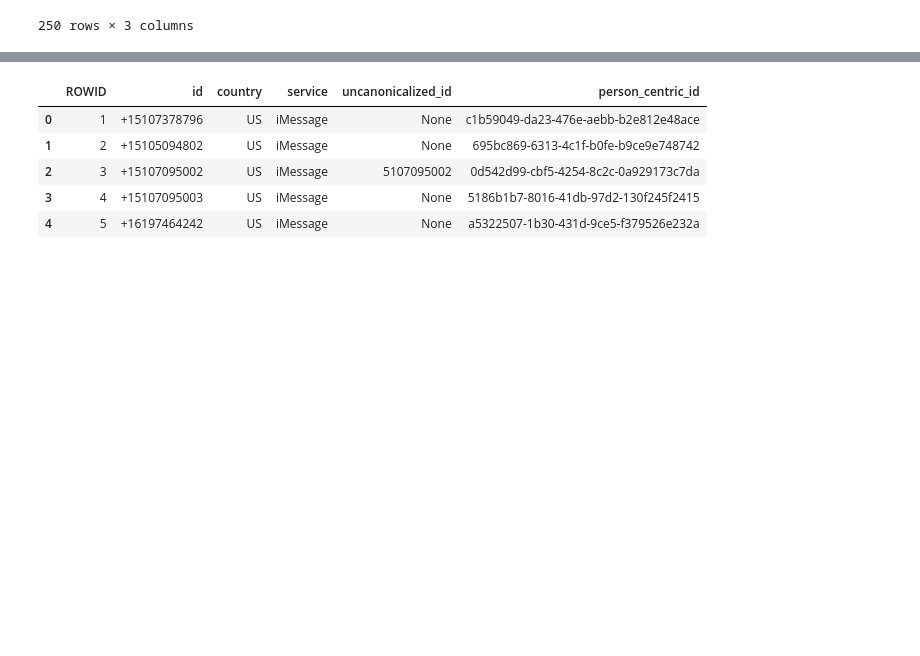
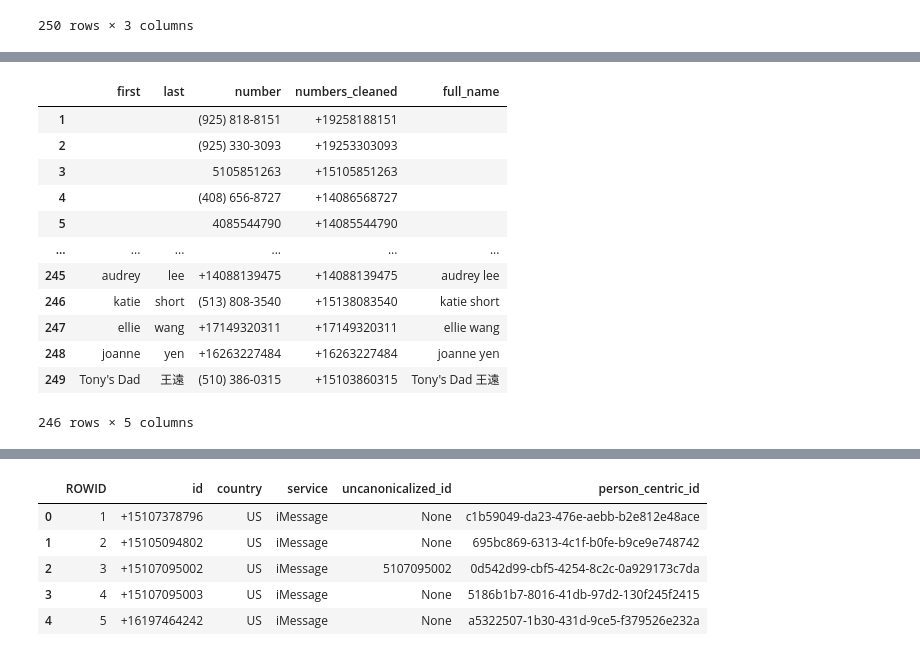
Before and after one commit to jjoycehu/message-wrapped, a Jupyter notebook: message-wrapped.ipynb, the cells around one changed output, grey strips where cells are left out. Drawn from its saved outputs; the diff is of its cells as text; code cells hidden in the pictures; blank space fills up the shorter version.

Commit message:
cleaning datasets

```diff
--- a/message-wrapped.ipynb
+++ b/message-wrapped.ipynb
@@ -41,0 +79,34 @@ contacts
+# %%
+'''
+cleans numbers and puts them in the same format as numbers in handle df
+'''
+def standard_numbers(phone_number):
+    # remove all non-numeric characters
+    numeric_number = re.sub(r'\D', '', phone_number)
+    if len(numeric_number) == 10:
+        numeric_number = "+1" + numeric_number
+    if len(numeric_number) == 11:
+        numeric_number = "+" + numeric_number
+    return numeric_number
+
+contacts = contacts.dropna(subset=['number'])
+contacts['first'] = contacts['first'].fillna('')
+contacts['last'] = contacts['last'].fillna('')
+contacts['numbers_cleaned'] = contacts['number'].apply(standard_numbers)
+contacts['full_name'] = contacts['first'] + ' ' + contacts['last']
+
+contacts
+# %% [output]
+|  | first | last | number | numbers_cleaned | full_name |
+| 1 |  |  | (925) 818-8151 | +19258188151 |  |
+| 2 |  |  | (925) 330-3093 | +19253303093 |  |
+| 3 |  |  | 5105851263 | +15105851263 |  |
+| 4 |  |  | (408) 656-8727 | +14086568727 |  |
+| 5 |  |  | 4085544790 | +14085544790 |  |
+| ... | ... | ... | ... | ... | ... |
+| 245 | audrey | lee | +14088139475 | +14088139475 | audrey lee |
+| 246 | katie | short | (513) 808-3540 | +15138083540 | katie short |
+| 247 | ellie | wang | +17149320311 | +17149320311 | ellie wang |
+| 248 | joanne | yen | +16263227484 | +16263227484 | joanne yen |
+| 249 | Tony's Dad | 王遠 | (510) 386-0315 | +15103860315 | Tony's Dad 王遠 |
+246 rows × 5 columns
```
Also changed, not shown: parts of 18 cells of this notebook.
